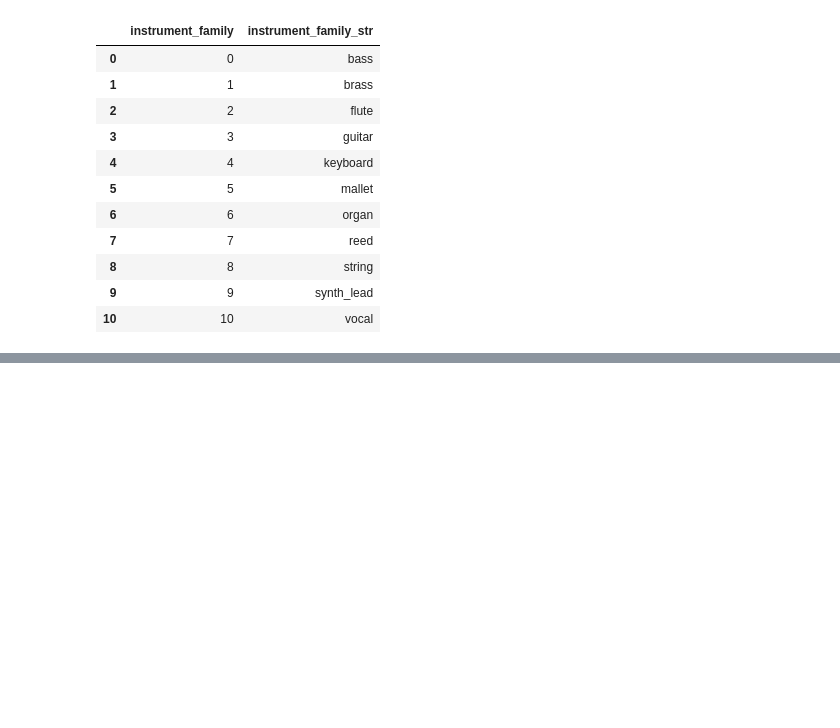
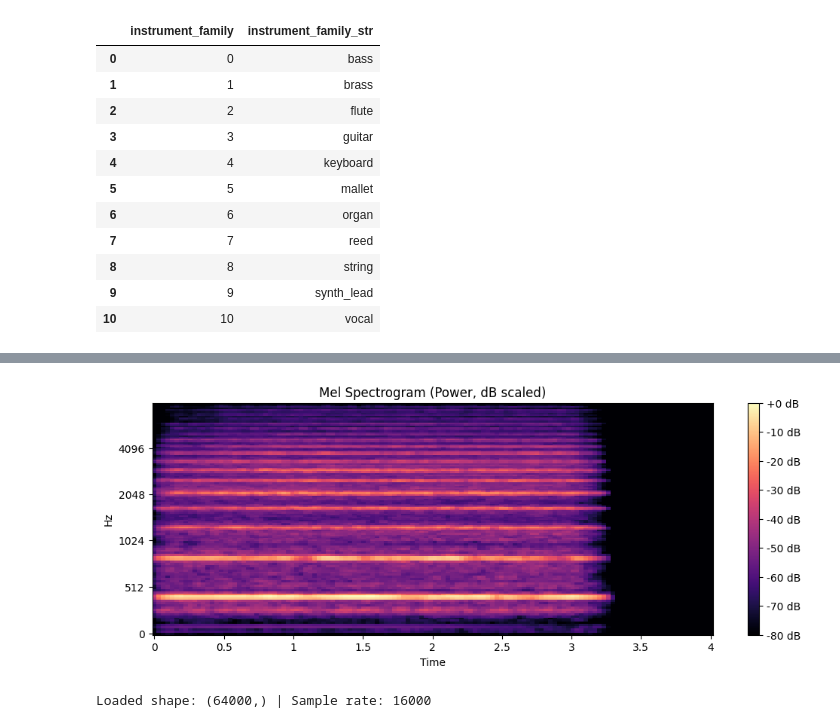
Before and after one commit to springboardmentor1077k-prog/CNN-Based-Music-Instrument-Recognition-System, a Jupyter notebook: NSynthMusicIntrument.ipynb, the cells around one changed output, grey strips where cells are left out. Cells and saved outputs as stored; diff of their text form; code cells hidden in the pictures; blank space fills up the shorter version.

```diff
--- a/NSynthMusicIntrument.ipynb
+++ b/NSynthMusicIntrument.ipynb
@@ -179,0 +201,10 @@ mapping
+# %%
+target_duration = 4.0
+target_len = int(target_duration * sr)
+
+if len(audio_trimmed) < target_len:
+    audio_fixed = np.pad(audio_trimmed, (0, target_len - len(audio_trimmed)))
+else:
+    audio_fixed = audio_trimmed[:target_len]
+
+print("Final fixed length:", len(audio_fixed), "samples")
@@ -179,0 +228,24 @@ mapping
+# %%
+import librosa
+import numpy as np
+import matplotlib.pyplot as plt
+import librosa.display
+
+mel = librosa.feature.melspectrogram(
+    y=audio_fixed,
+    sr=sr,
+    n_mels=128,
+    n_fft=2048,
+    hop_length=512,
+    power=2.0
+)
+
+mel_db = librosa.power_to_db(mel, ref=np.max)
+
+plt.figure(figsize=(12, 4))
+librosa.display.specshow(mel_db, sr=sr, x_axis='time', y_axis='mel', cmap='magma')
+plt.colorbar(format='%+2.0f dB')
+plt.title("Mel Spectrogram (Power, dB scaled)")
+plt.show()
+# %% [output]
+[figure, added]
@@ -179,0 +283,5 @@ mapping
+# %%
+ audio_np, sr = sf.read(io.BytesIO(audio_bytes))
+ print("Loaded shape:", audio_np.shape, "| Sample rate:", sr)
+# %% [output]
+Loaded shape: (64000,) | Sample rate: 16000
```
Also changed, not shown: parts of 22 cells of this notebook.
